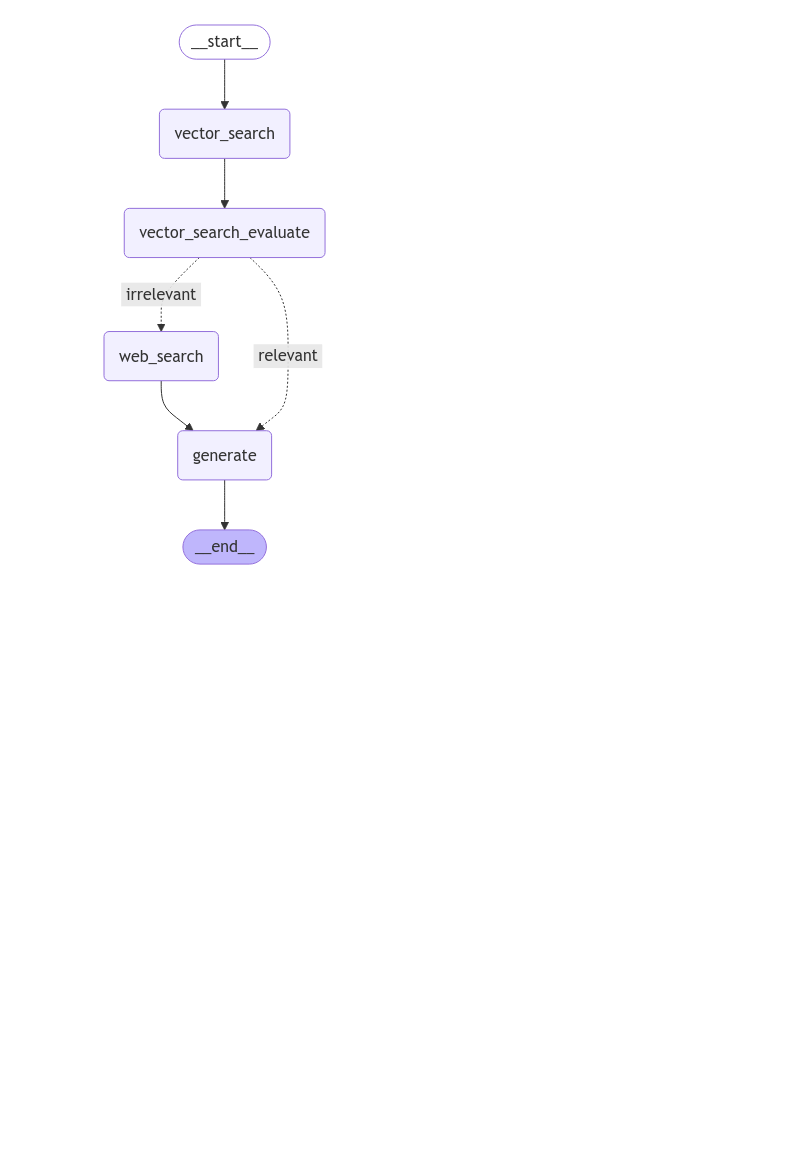
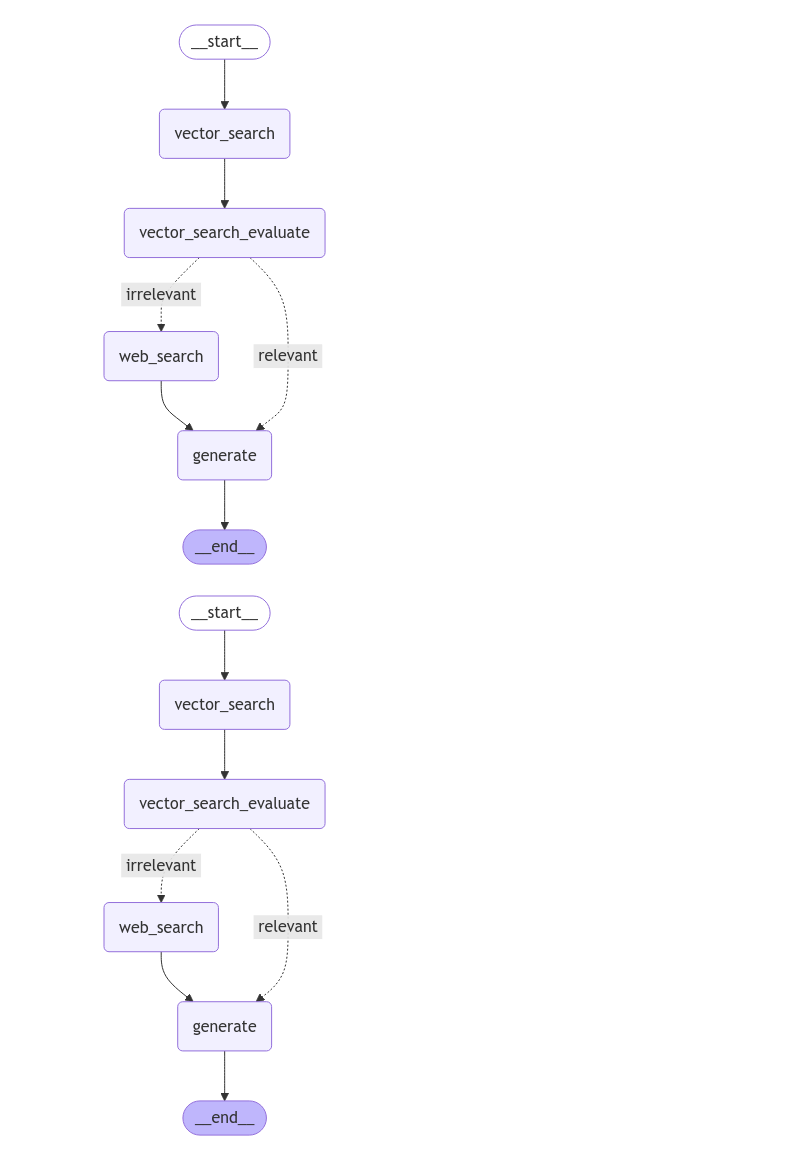
Before and after one commit to DAMG7374-Group9/AgentOPS_Assistant, a Jupyter notebook: pipeline/doc_loader_exp.ipynb, the cells around one changed output. Cells and saved outputs as stored; diff of their text form; code cells hidden in the pictures; blank space fills up the shorter version.

```diff
--- a/pipeline/doc_loader_exp.ipynb
+++ b/pipeline/doc_loader_exp.ipynb
@@ -158,3 +160,9 @@ from IPython.display import Image, display
 display(Image(x))
 # %% [output]
 [figure]
+# %%
+from IPython.display import Image, display
+
+display(Image(y))
+# %% [output]
+[figure, added]
```
Also changed, not shown: parts of 1 cell of this notebook, 1 other file.
